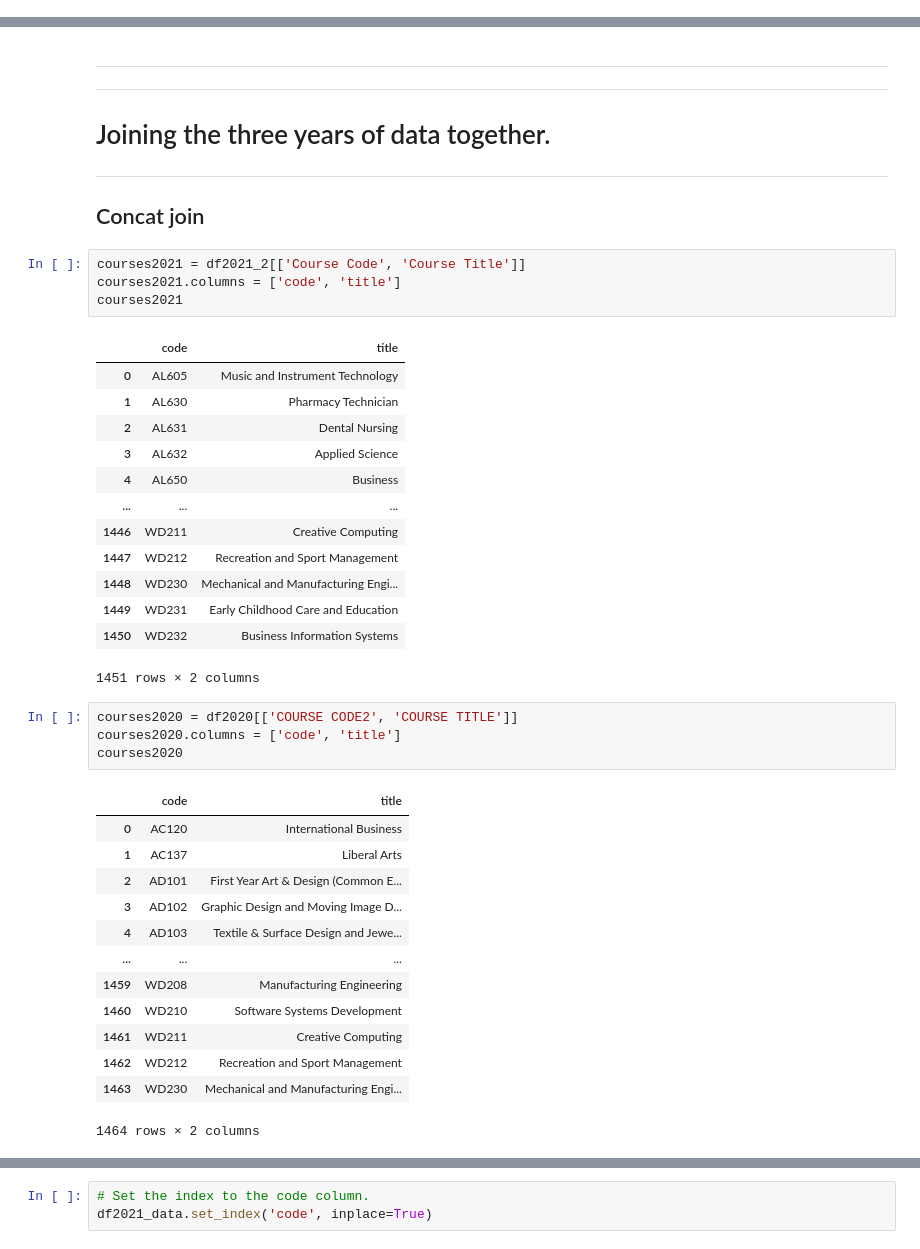
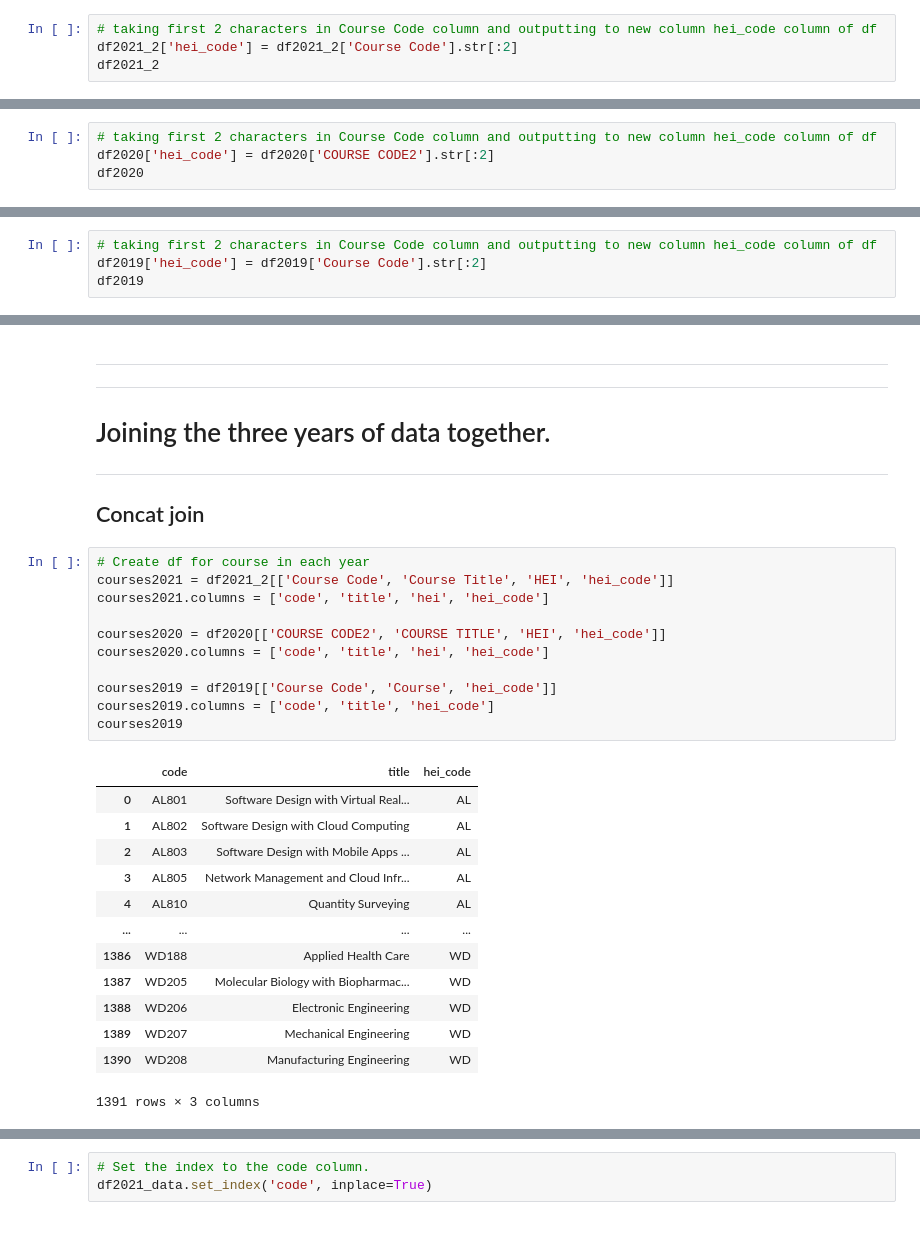
Before and after one commit to fionnmccarthy/Fundamentals-of-Data-Analysis, a Jupyter notebook: cao.ipynb, the cells around one changed output, grey strips where cells are left out. Drawn from its saved outputs; the diff is of its cells as text.

```diff
--- a/cao.ipynb
+++ b/cao.ipynb
@@ -253,3 +253,7 @@ df2021_2
 | 1449 | Welfare | Early Childhood Care and Education | WD231 | NaN | NaN | NaN | NaN | ... |
 | 1450 | Business and administration | Business Information Systems | WD232 | NaN | NaN | NaN | NaN | ... |
 1451 rows × 15 columns
+# %%
+# taking first 2 characters in Course Code column and outputting to new column hei_code column of df
+df2021_2['hei_code'] = df2021_2['Course Code'].str[:2]
+df2021_2
@@ -376,3 +394,7 @@ Column6                             float64
 Column7                             float64
 Column8                             float64
 dtype: object
+# %%
+# taking first 2 characters in Course Code column and outputting to new column hei_code column of df
+df2020['hei_code'] = df2020['COURSE CODE2'].str[:2]
+df2020
@@ -622,0 +659,4 @@ df2019
+# %%
+# taking first 2 characters in Course Code column and outputting to new column hei_code column of df
+df2019['hei_code'] = df2019['Course Code'].str[:2]
+df2019
@@ -627,38 +689,27 @@ df2019
 ***
 ## Concat join
 # %%
-courses2021 = df2021_2[['Course Code', 'Course Title']]
-courses2021.columns = ['code', 'title']
-courses2021
+# Create df for course in each year
+courses2021 = df2021_2[['Course Code', 'Course Title', 'HEI', 'hei_code']]
+courses2021.columns = ['code', 'title', 'hei', 'hei_code']
+
+courses2020 = df2020[['COURSE CODE2', 'COURSE TITLE', 'HEI', 'hei_code']]
+courses2020.columns = ['code', 'title', 'hei', 'hei_code']
+
+courses2019 = df2019[['Course Code', 'Course', 'hei_code']]
+courses2019.columns = ['code', 'title', 'hei_code']
+courses2019
 # %% [output]
-|  | code | title |
-| 0 | AL605 | Music and Instrument Technology |
-| 1 | AL630 | Pharmacy Technician |
-| 2 | AL631 | Dental Nursing |
-| 3 | AL632 | Applied Science |
-| 4 | AL650 | Business |
-| ... | ... | ... |
-| 1446 | WD211 | Creative Computing |
-| 1447 | WD212 | Recreation and Sport Management |
-| 1448 | WD230 | Mechanical and Manufacturing Engi... |
-| 1449 | WD231 | Early Childhood Care and Education |
-| 1450 | WD232 | Business Information Systems |
+|  | code | title | hei_code |
+| 0 | AL801 | Software Design with Virtual Real... | AL |
+| 1 | AL802 | Software Design with Cloud Computing | AL |
+| 2 | AL803 | Software Design with Mobile Apps ... | AL |
+| 3 | AL805 | Network Management and Cloud Infr... | AL |
+| 4 | AL810 | Quantity Surveying | AL |
+| ... | ... | ... | ... |
+| 1386 | WD188 | Applied Health Care | WD |
+| 1387 | WD205 | Molecular Biology with Biopharmac... | WD |
+| 1388 | WD206 | Electronic Engineering | WD |
+| 1389 | WD207 | Mechanical Engineering | WD |
+| 1390 | WD208 | Manufacturing Engineering | WD |
-1451 rows × 2 columns
+1391 rows × 3 columns
-# %%
-courses2020 = df2020[['COURSE CODE2', 'COURSE TITLE']]
-courses2020.columns = ['code', 'title']
-courses2020
-# %% [output]
-|  | code | title |
-| 0 | AC120 | International Business |
-| 1 | AC137 | Liberal Arts |
-| 2 | AD101 | First Year Art & Design (Common E... |
-| 3 | AD102 | Graphic Design and Moving Image D... |
-| 4 | AD103 | Textile & Surface Design and Jewe... |
-| ... | ... | ... |
-| 1459 | WD208 | Manufacturing Engineering |
-| 1460 | WD210 | Software Systems Development |
-| 1461 | WD211 | Creative Computing |
-| 1462 | WD212 | Recreation and Sport Management |
-| 1463 | WD230 | Mechanical and Manufacturing Engi... |
-1464 rows × 2 columns
```
Also changed, not shown: parts of 44 cells of this notebook, 14 other files.
